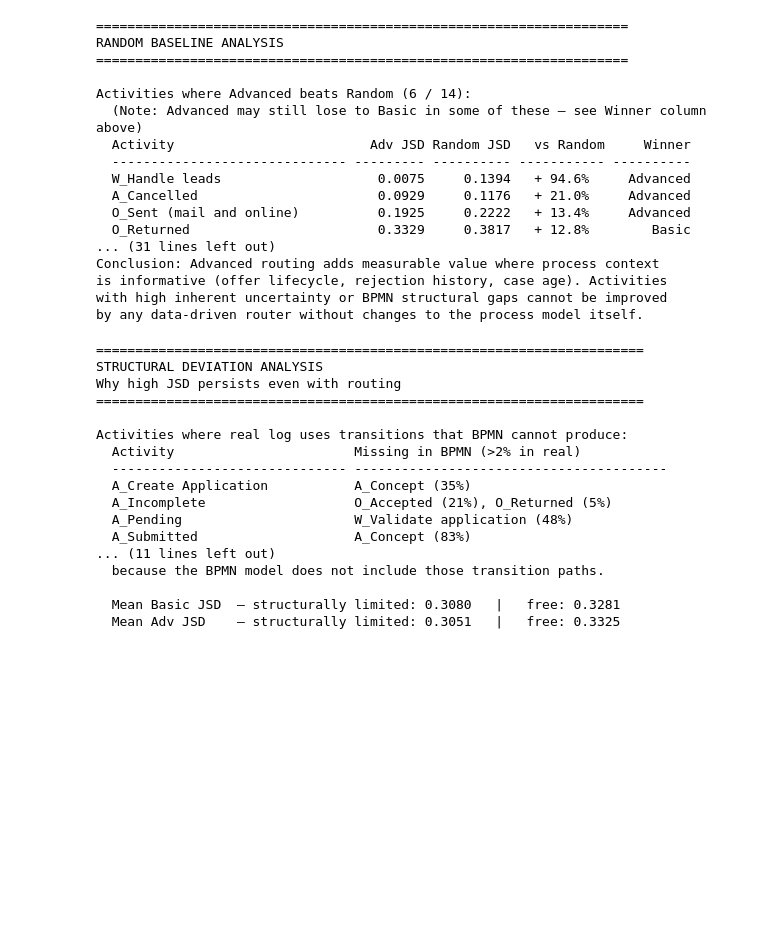
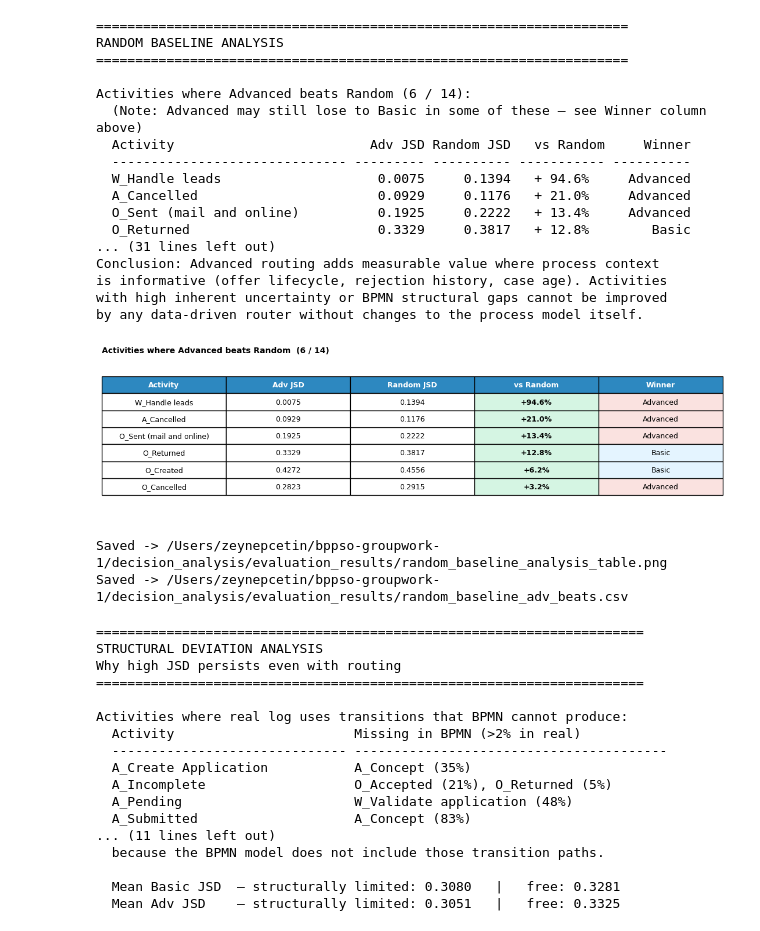
Before and after one commit to mbrieg/bppso-groupwork, a Jupyter notebook: decision_analysis/decision_evaluation.ipynb, the cells around one changed output. Drawn from its saved outputs; the diff is of its cells as text; code cells hidden in the pictures; blank space fills up the shorter version.

```diff
--- a/decision_analysis/decision_evaluation.ipynb
+++ b/decision_analysis/decision_evaluation.ipynb
@@ -836,6 +894,57 @@ Conclusion: Advanced routing adds measurable value where process context
 is informative (offer lifecycle, rejection history, case age). Activities
 with high inherent uncertainty or BPMN structural gaps cannot be improved
 by any data-driven router without changes to the process model itself.
+# %%
+# Random Baseline Analysis — Panel A: Activities where Advanced beats Random
+
+adv_beats = df_rdq[
+    df_rdq['Adv JSD'].notna() & df_rdq['Random JSD'].notna() &
+    (df_rdq['Adv JSD'] < df_rdq['Random JSD'])
+].copy()
+adv_beats['vs Random'] = ((adv_beats['Random JSD'] - adv_beats['Adv JSD']) / adv_beats['Random JSD'] * 100).round(1)
+adv_beats = adv_beats.sort_values('vs Random', ascending=False).reset_index(drop=True)
+
+panel_cols = ['Activity', 'Adv JSD', 'Random JSD', 'vs Random', 'Winner']
+panel_data = [[
+    row['Activity'],
+    f"{row['Adv JSD']:.4f}",
+    f"{row['Random JSD']:.4f}",
+    f"+{row['vs Random']:.1f}%",
+    row['Winner'],
+] for _, row in adv_beats.iterrows()]
+
+fig, ax = plt.subplots(figsize=(11, 3.2))
+ax.axis('off')
+ax.set_title(f'Activities where Advanced beats Random  ({len(adv_beats)} / {len(df_rdq)})',
+             fontsize=10, fontweight='bold', loc='left', pad=6)
+
+tbl = ax.table(cellText=panel_data, colLabels=panel_cols, loc='center', cellLoc='center')
+tbl.auto_set_font_size(False)
+tbl.set_fontsize(9)
+tbl.scale(1, 1.6)
+
+for j in range(len(panel_cols)):
+    tbl[0, j].set_facecolor("#2d88c0")
+    tbl[0, j].set_text_props(color='white', fontweight='bold')
+
+winner_colors = {'Advanced': "#fae2e0", 'Basic': "#e4f4ff", 'Random': "#fbf6e3"}
+for i, (_, row) in enumerate(adv_beats.iterrows(), start=1):
+    tbl[i, 4].set_facecolor(winner_colors.get(row['Winner'], 'white'))
+    tbl[i, 3].set_facecolor('#d5f5e3')
+    tbl[i, 3].set_text_props(fontweight='bold')
+
+plt.tight_layout()
+img_path = output_dir / 'random_baseline_analysis_table.png'
+plt.savefig(img_path, dpi=150, bbox_inches='tight')
+plt.show()
+
+adv_beats[panel_cols].to_csv(output_dir / 'random_baseline_adv_beats.csv', index=False)
+print(f'Saved -> {img_path}')
+print(f'Saved -> {output_dir / "random_baseline_adv_beats.csv"}')
+# %% [output]
+[figure, added]
+Saved -> /Users/zeynepcetin/bppso-groupwork-1/decision_analysis/evaluation_results/random_baseline_analysis_table.png
+Saved -> /Users/zeynepcetin/bppso-groupwork-1/decision_analysis/evaluation_results/random_baseline_adv_beats.csv
 # %%
 # Structural Deviation Analysis
 # Some activities show high JSD for both Basic and Advanced routers.
```
Also changed, not shown: parts of 2 cells of this notebook.
